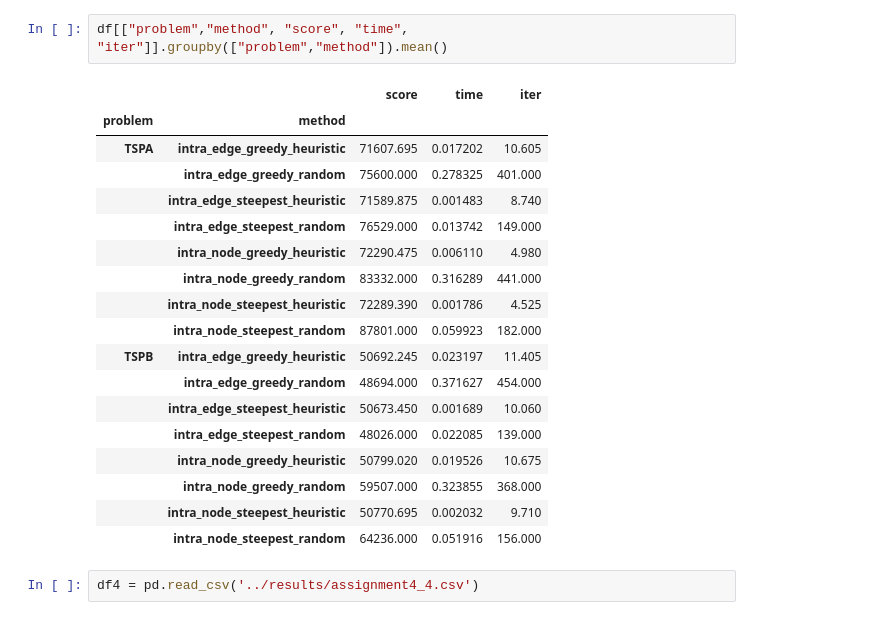
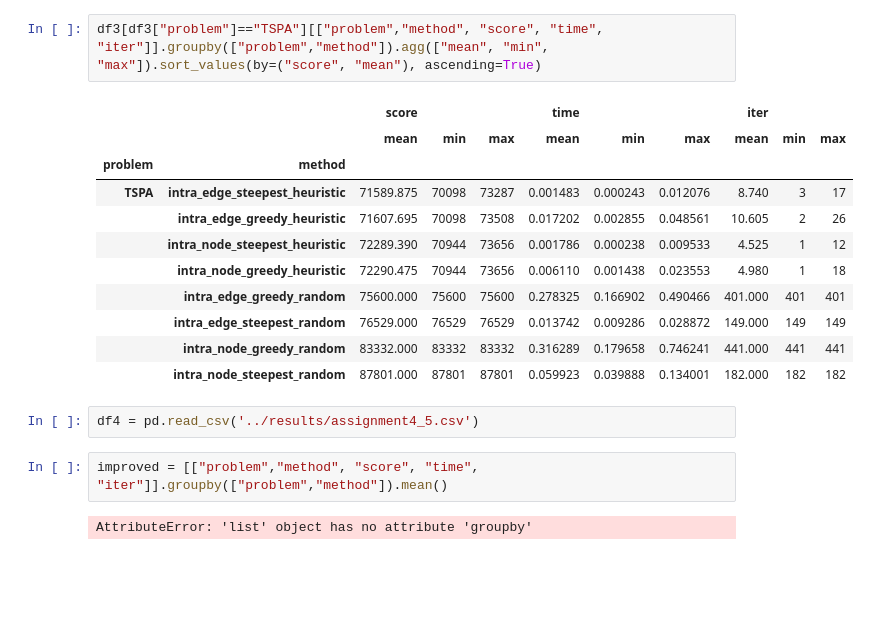
Before and after one commit to BbqGamer/TSP, a Jupyter notebook: notebooks/vis.ipynb, the cells around one changed output. Cells and saved outputs as stored; diff of their text form; blank space fills up the shorter version.

```diff
--- a/notebooks/vis.ipynb
+++ b/notebooks/vis.ipynb
@@ -5,24 +20,21 @@ df = pd.read_csv('../results/assignment3.csv')
+# %%
+df3[df3["problem"]=="TSPA"][["problem","method", "score", "time", "iter"]].groupby(["problem","method"]).agg(["mean", "min", "max"]).sort_values(by=("score", "mean"), ascending=True)
+# %% [output]
+|  |  | score |  |  | time |  |  | iter |  |  |
+|  |  | mean | min | max | mean | min | max | mean | min | max |
+| problem | method |  |  |  |  |  |  |  |  |  |
+| TSPA | intra_edge_steepest_heuristic | 71589.875 | 70098 | 73287 | 0.001483 | 0.000243 | 0.012076 | 8.740 | 3 | 17 |
+|  | intra_edge_greedy_heuristic | 71607.695 | 70098 | 73508 | 0.017202 | 0.002855 | 0.048561 | 10.605 | 2 | 26 |
+|  | intra_node_steepest_heuristic | 72289.390 | 70944 | 73656 | 0.001786 | 0.000238 | 0.009533 | 4.525 | 1 | 12 |
+|  | intra_node_greedy_heuristic | 72290.475 | 70944 | 73656 | 0.006110 | 0.001438 | 0.023553 | 4.980 | 1 | 18 |
+|  | intra_edge_greedy_random | 75600.000 | 75600 | 75600 | 0.278325 | 0.166902 | 0.490466 | 401.000 | 401 | 401 |
+|  | intra_edge_steepest_random | 76529.000 | 76529 | 76529 | 0.013742 | 0.009286 | 0.028872 | 149.000 | 149 | 149 |
+|  | intra_node_greedy_random | 83332.000 | 83332 | 83332 | 0.316289 | 0.179658 | 0.746241 | 441.000 | 441 | 441 |
+|  | intra_node_steepest_random | 87801.000 | 87801 | 87801 | 0.059923 | 0.039888 | 0.134001 | 182.000 | 182 | 182 |
+# %%
+df4 = pd.read_csv('../results/assignment4_5.csv')
 # %%
-df[["problem","method", "score", "time", "iter"]].groupby(["problem","method"]).mean()
+improved = [["problem","method", "score", "time", "iter"]].groupby(["problem","method"]).mean()
 # %% [output]
-|  |  | score | time | iter |
-| problem | method |  |  |  |
-| TSPA | intra_edge_greedy_heuristic | 71607.695 | 0.017202 | 10.605 |
-|  | intra_edge_greedy_random | 75600.000 | 0.278325 | 401.000 |
-|  | intra_edge_steepest_heuristic | 71589.875 | 0.001483 | 8.740 |
-|  | intra_edge_steepest_random | 76529.000 | 0.013742 | 149.000 |
-|  | intra_node_greedy_heuristic | 72290.475 | 0.006110 | 4.980 |
-|  | intra_node_greedy_random | 83332.000 | 0.316289 | 441.000 |
-|  | intra_node_steepest_heuristic | 72289.390 | 0.001786 | 4.525 |
-|  | intra_node_steepest_random | 87801.000 | 0.059923 | 182.000 |
-| TSPB | intra_edge_greedy_heuristic | 50692.245 | 0.023197 | 11.405 |
-|  | intra_edge_greedy_random | 48694.000 | 0.371627 | 454.000 |
-|  | intra_edge_steepest_heuristic | 50673.450 | 0.001689 | 10.060 |
-|  | intra_edge_steepest_random | 48026.000 | 0.022085 | 139.000 |
-|  | intra_node_greedy_heuristic | 50799.020 | 0.019526 | 10.675 |
-|  | intra_node_greedy_random | 59507.000 | 0.323855 | 368.000 |
-|  | intra_node_steepest_heuristic | 50770.695 | 0.002032 | 9.710 |
-|  | intra_node_steepest_random | 64236.000 | 0.051916 | 156.000 |
+AttributeError: 'list' object has no attribute 'groupby'
-# %%
-df4 = pd.read_csv('../results/assignment4_4.csv')
 # %%
```
Also changed, not shown: parts of 11 cells of this notebook, 4 other files.
